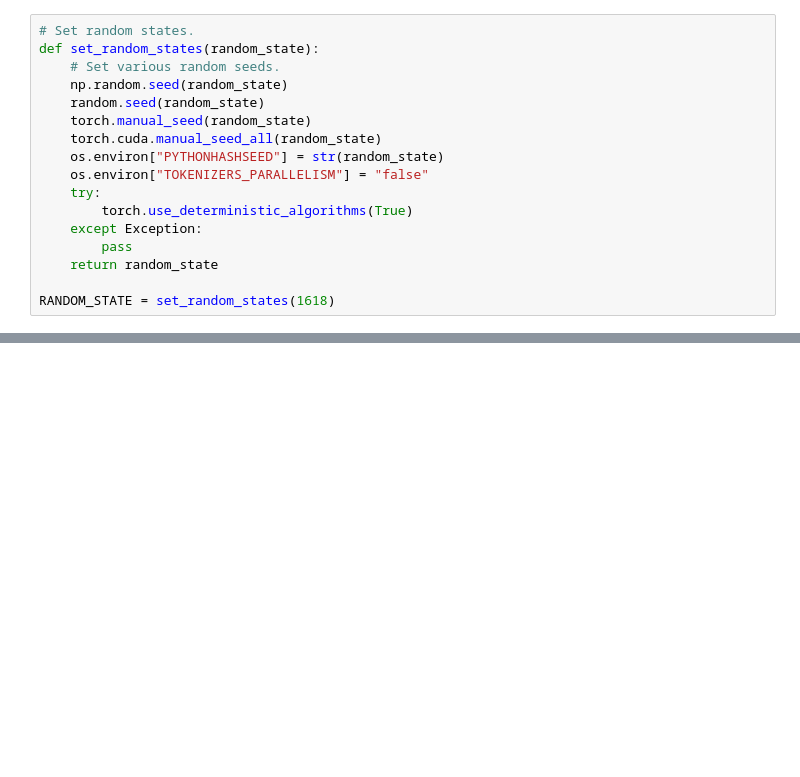
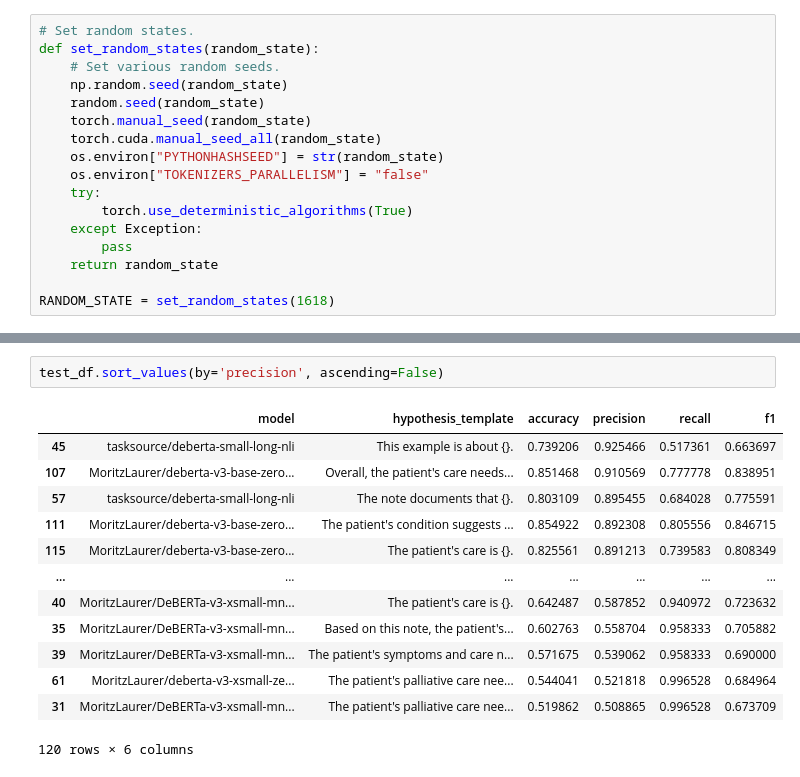
Before and after one commit to isabel-ronan/zeroShotSimilarity, a Jupyter notebook: classifiers/zeroShot/zeroShotTest.ipynb, the cells around one changed output, grey strips where cells are left out. Cells and saved outputs as stored; diff of their text form; blank space fills up the shorter version.

```diff
--- a/classifiers/zeroShot/zeroShotTest.ipynb
+++ b/classifiers/zeroShot/zeroShotTest.ipynb
@@ -66,0 +261,16 @@ check_distribution(dataset, "All Data")
+# %%
+test_df.sort_values(by='precision', ascending=False)
+# %% [output]
+|  | model | hypothesis_template | accuracy | precision | recall | f1 |
+| 45 | tasksource/deberta-small-long-nli | This example is about {}. | 0.739206 | 0.925466 | 0.517361 | 0.663697 |
+| 107 | MoritzLaurer/deberta-v3-base-zero... | Overall, the patient's care needs... | 0.851468 | 0.910569 | 0.777778 | 0.838951 |
+| 57 | tasksource/deberta-small-long-nli | The note documents that {}. | 0.803109 | 0.895455 | 0.684028 | 0.775591 |
+| 111 | MoritzLaurer/deberta-v3-base-zero... | The patient's condition suggests ... | 0.854922 | 0.892308 | 0.805556 | 0.846715 |
+| 115 | MoritzLaurer/deberta-v3-base-zero... | The patient's care is {}. | 0.825561 | 0.891213 | 0.739583 | 0.808349 |
+| ... | ... | ... | ... | ... | ... | ... |
+| 40 | MoritzLaurer/DeBERTa-v3-xsmall-mn... | The patient's care is {}. | 0.642487 | 0.587852 | 0.940972 | 0.723632 |
+| 35 | MoritzLaurer/DeBERTa-v3-xsmall-mn... | Based on this note, the patient's... | 0.602763 | 0.558704 | 0.958333 | 0.705882 |
+| 39 | MoritzLaurer/DeBERTa-v3-xsmall-mn... | The patient's symptoms and care n... | 0.571675 | 0.539062 | 0.958333 | 0.690000 |
+| 61 | MoritzLaurer/deberta-v3-xsmall-ze... | The patient's palliative care nee... | 0.544041 | 0.521818 | 0.996528 | 0.684964 |
+| 31 | MoritzLaurer/DeBERTa-v3-xsmall-mn... | The patient's palliative care nee... | 0.519862 | 0.508865 | 0.996528 | 0.673709 |
+120 rows × 6 columns
```
Also changed, not shown: parts of 12 cells of this notebook, 5 other files.
